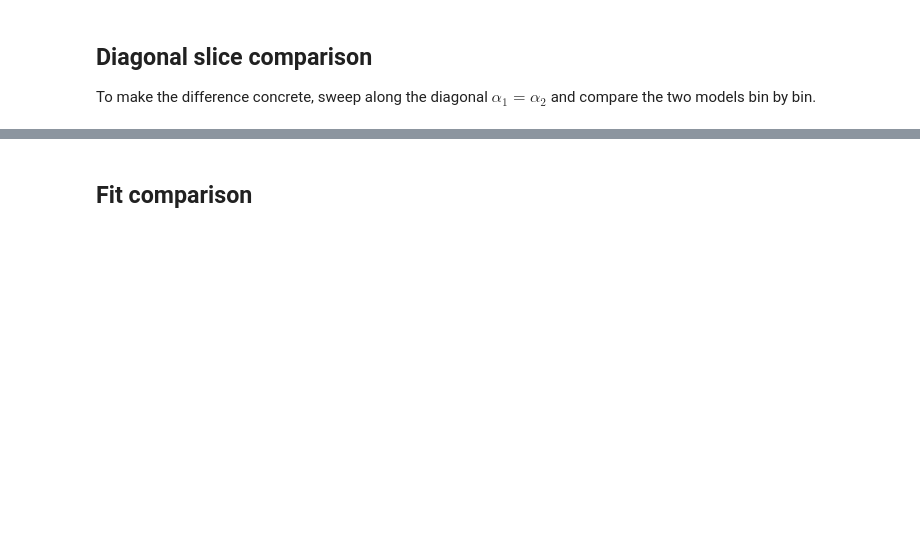
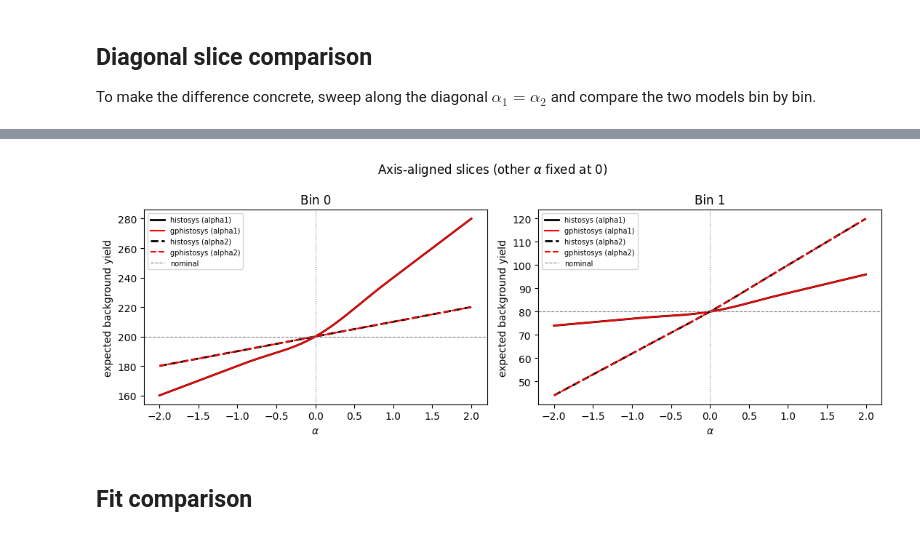
Before and after one commit to JaySandesara/pyhf, a Jupyter notebook: docs/examples/notebooks/gphistosys_2d.ipynb, the cells around one changed output, grey strips where cells are left out. Cells and saved outputs as stored; diff of their text form; code cells hidden in the pictures; blank space fills up the shorter version.

```diff
--- a/docs/examples/notebooks/gphistosys_2d.ipynb
+++ b/docs/examples/notebooks/gphistosys_2d.ipynb
@@ -219,3 +219,41 @@ plt.show()
+# %%
+scan_vals = np.linspace(-2.0, 2.0, 200)
+
+
+def sweep_axis(model, scan_vals, scan_name, fixed_name, fixed_val=0.0, mu=0.0):
+    """Sweep one alpha while holding the other fixed."""
+    mu_idx   = model.config.par_map['mu']['slice'].start
+    scan_idx = model.config.par_map[scan_name]['slice'].start
+    fix_idx  = model.config.par_map[fixed_name]['slice'].start
+    out = []
+    for a in scan_vals:
+        pars = np.array(model.config.suggested_init())
+        pars[mu_idx]   = mu
+        pars[scan_idx] = a
+        pars[fix_idx]  = fixed_val
+        out.append(model.expected_actualdata(pars))
+    return np.array(out)
+
+
+fig, axes = plt.subplots(1, 2, figsize=(11, 4))
+for bin_idx, ax in enumerate(axes):
+    for scan_name, fixed_name, ls in [('alpha1', 'alpha2', '-'), ('alpha2', 'alpha1', '--')]:
+        y_h = sweep_axis(histo_model, scan_vals, scan_name, fixed_name)
+        y_g = sweep_axis(gp_model,    scan_vals, scan_name, fixed_name)
+        ax.plot(scan_vals, y_h[:, bin_idx], 'k'+ls, lw=2,   label=f'histosys ({scan_name})')
+        ax.plot(scan_vals, y_g[:, bin_idx], 'r'+ls, lw=1.5, label=f'gphistosys ({scan_name})')
+    ax.axvline(0, color='grey', lw=0.8, ls=':')
+    ax.axhline(NOM[bin_idx], color='grey', lw=0.8, ls='--', label='nominal')
+    ax.set_xlabel(r'$\alpha$')
+    ax.set_ylabel('expected background yield')
+    ax.set_title(f'Bin {bin_idx}')
+    ax.legend(fontsize=7)
+
+plt.suptitle(r'Axis-aligned slices (other $\alpha$ fixed at 0)', fontsize=12)
+plt.tight_layout()
+plt.show()
+# %% [output]
+[figure, added]
 # %% [markdown]
 ## Fit comparison
 # %%
```
Also changed, not shown: parts of 6 cells of this notebook, 1 other file.
